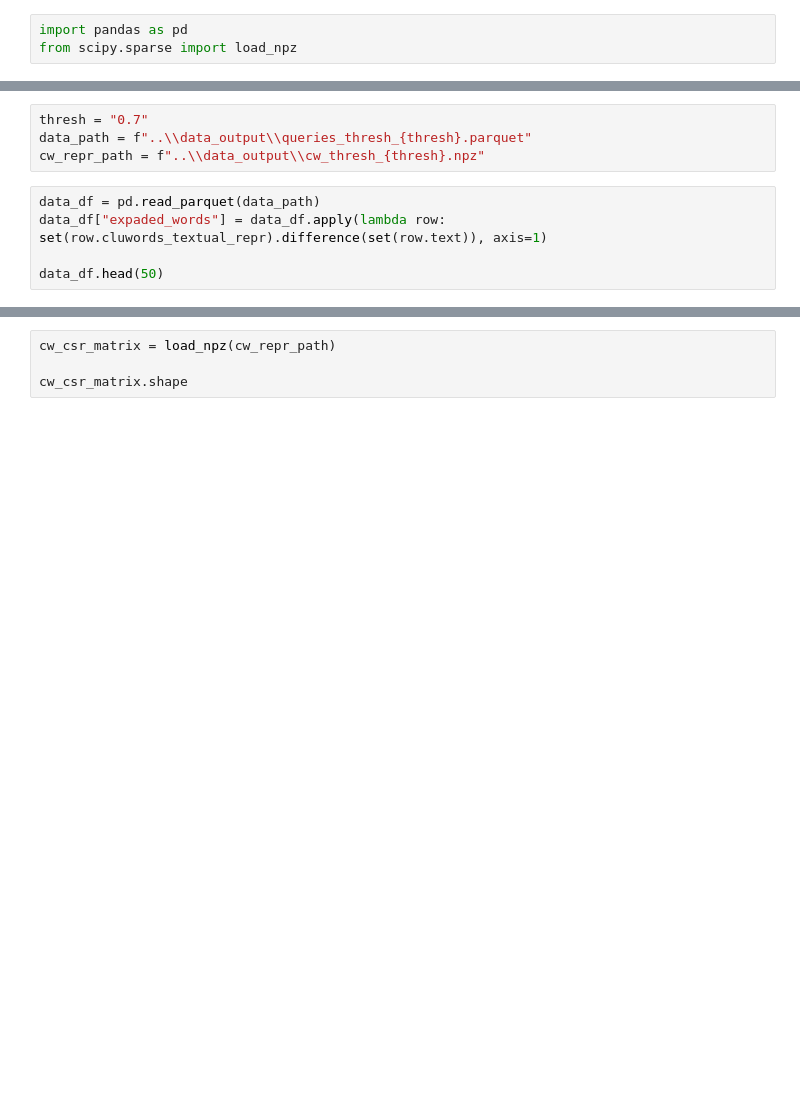
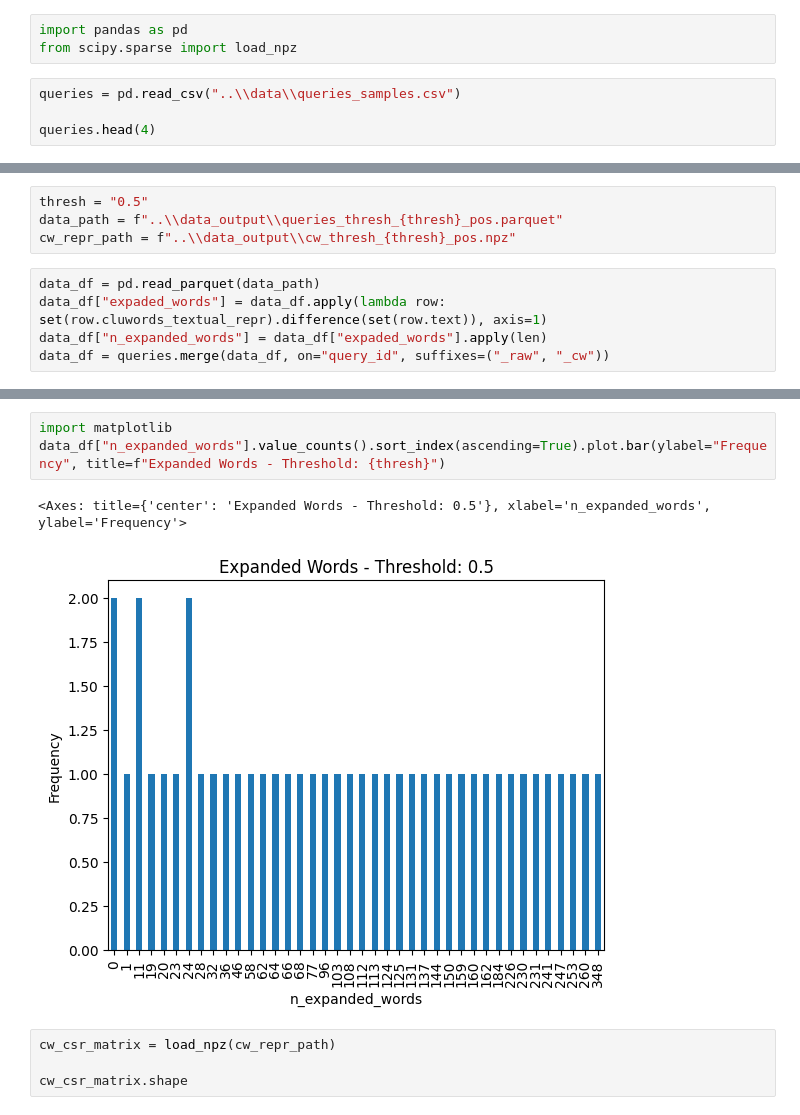
Before and after one commit to feliperviegas/cluwords_rep, a Jupyter notebook: notebooks/load_output_data.ipynb, the cells around one changed output, grey strips where cells are left out. Drawn from its saved outputs; the diff is of its cells as text; blank space fills up the shorter version.

```diff
--- a/notebooks/load_output_data.ipynb
+++ b/notebooks/load_output_data.ipynb
@@ -1,3 +1,7 @@
 # %%
 import pandas as pd
 from scipy.sparse import load_npz
+# %%
+queries = pd.read_csv("..\\data\\queries_samples.csv")
+
+queries.head(4)
@@ -4,9 +14,9 @@ from scipy.sparse import load_npz
 # %%
-thresh = "0.7"
-data_path = f"..\\data_output\\queries_thresh_{thresh}.parquet"
-cw_repr_path = f"..\\data_output\\cw_thresh_{thresh}.npz"
+thresh = "0.5"
+data_path = f"..\\data_output\\queries_thresh_{thresh}_pos.parquet"
+cw_repr_path = f"..\\data_output\\cw_thresh_{thresh}_pos.npz"
 # %%
 data_df = pd.read_parquet(data_path)
 data_df["expaded_words"] = data_df.apply(lambda row: set(row.cluwords_textual_repr).difference(set(row.text)), axis=1)
-
-data_df.head(50)
+data_df["n_expanded_words"] = data_df["expaded_words"].apply(len)
+data_df = queries.merge(data_df, on="query_id", suffixes=("_raw", "_cw"))
@@ -50,3 +43,9 @@ dtype: object
+# %%
+import matplotlib
+data_df["n_expanded_words"].value_counts().sort_index(ascending=True).plot.bar(ylabel="Frequency", title=f"Expanded Words - Threshold: {thresh}")
+# %% [output]
+<Axes: title={'center': 'Expanded Words - Threshold: 0.5'}, xlabel='n_expanded_words', ylabel='Frequency'>
+[figure, added]
 # %%
 cw_csr_matrix = load_npz(cw_repr_path)
 
```
Also changed, not shown: parts of 4 cells of this notebook, 2 other files.
